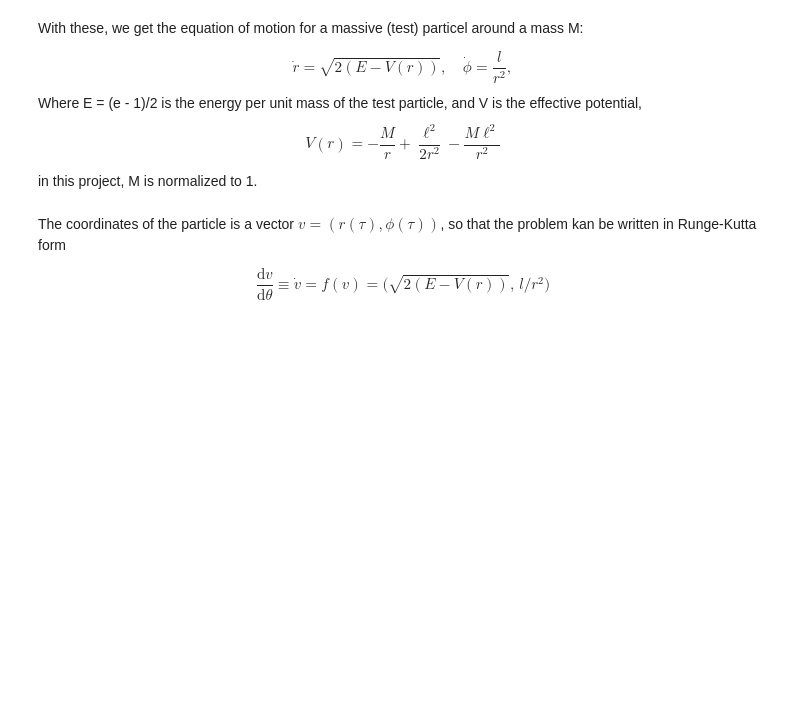
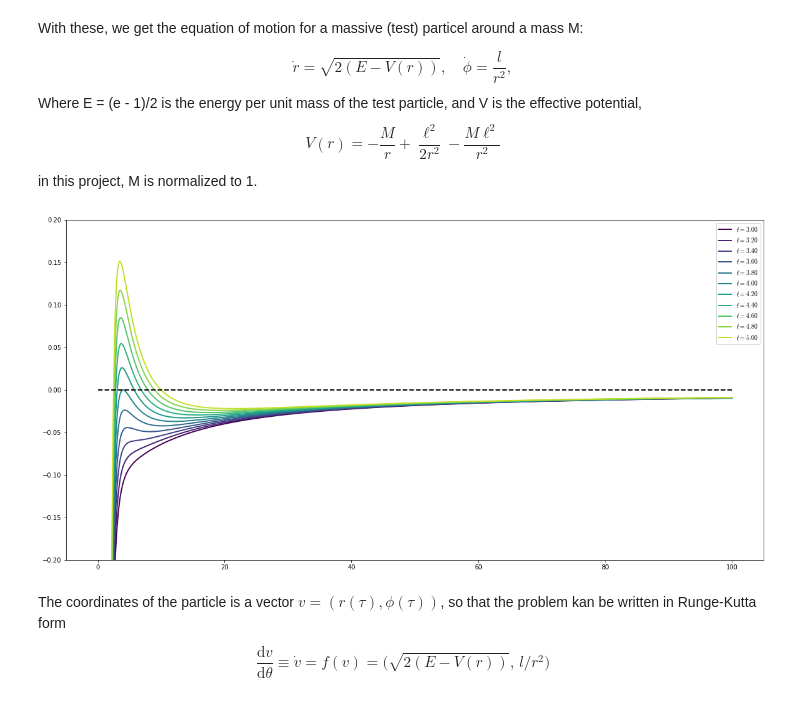
Before and after one commit to martkjoh/relativistic_orbits, a Jupyter notebook: massive_particle.ipynb, the cells around one changed output. Saved outputs shown, nothing was run; the diff lists cells and outputs as text; code cells hidden in the pictures; blank space fills up the shorter version.

```diff
--- a/massive_particle.ipynb
+++ b/massive_particle.ipynb
@@ -54,29 +54,31 @@ def V(r, l):
 # %%
 # Resolution in the radial direction
 n = 1000
 # Number of different angular momenta
 m = 11
 # Shcwarzschild radius
 Rs = 2
 
 Rmin = 0.99*Rs
 Rmax = 100
 lmin = 3
 lmax = 5
 
 r = np.linspace(Rmin, Rmax, n)
 l_vals = np.linspace(lmin, lmax, m)
 
 fig, ax = plt.subplots(figsize=(20, 10))
 
 for i, l in enumerate(l_vals):
     ax.plot(r, V(r, l), color=cm.viridis(i / m), label="$\ell = {:.2f}$".format(l))
 
 ax.plot([0, Rmax], [0, 0], "k--")
 
 ax.set_ylim((-0.2, 0.2))
 plt.legend()
-plt.plot()
+plt.show()
+# %% [output]
+[figure, added]
 # %% [markdown]
 The coordinates of the particle is a vector $v = (r(\tau), \phi(\tau))$, so that the problem kan be written in Runge-Kutta form
 
```
Also changed, not shown: parts of 6 cells of this notebook, 1 other file.
